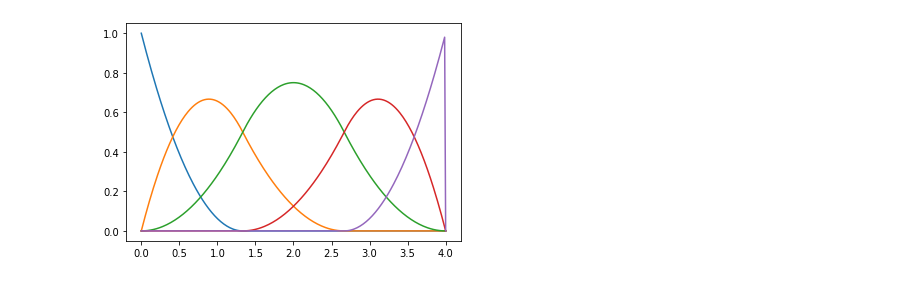
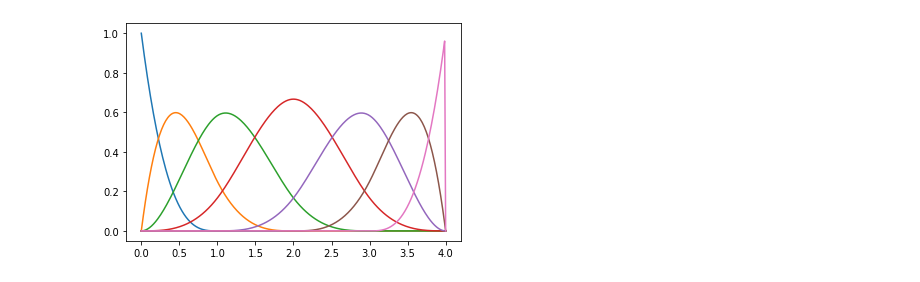
Before and after one commit to kstoreyf/byebyebias, a Jupyter notebook: notebooks/spline.ipynb, the cells around one changed output. Cells and saved outputs as stored; diff of their text form; code cells hidden in the pictures.

```diff
--- a/notebooks/spline.ipynb
+++ b/notebooks/spline.ipynb
@@ -8,8 +10,0 @@ import matplotlib.pyplot as plt
-# %%
-#kv = [0, 1, 2, 3]
-kvs = [[0,0,0,1], [0,0,1,2], [0,1,2,3], [1,2,3,4], [2,3,4,4], [3,4,4,4]]
-for kv in kvs:
-    b = BSpline.basis_element(kv)
-    n = 100
-    xx = np.linspace(kv[0],kv[-1],n)
-    plt.plot(xx, b(xx))
@@ -49,3 +43,11 @@ def get_bases(rmin, rmax, nbins, order, ncont=300):
         b = BSpline.basis_element(kv)
         bases[n,:] = [b(r) if kv[0]<=r<=kv[-1] else 0 for r in rcont]
     return bases
+# %%
+rmin = 0
+rmax = 4
+nbins = 7
+order = 0
+bases = get_bases(rmin, rmax, nbins, order)
+for n in range(nbins):
+    plt.plot(rcont, bases[n])
@@ -51,0 +56,8 @@ def get_bases(rmin, rmax, nbins, order, ncont=300):
+# %%
+rmin = 0
+rmax = 4
+nbins = 7
+order = 1
+bases = get_bases(rmin, rmax, nbins, order)
+for n in range(nbins):
+    plt.plot(rcont, bases[n])
@@ -52,7 +66,9 @@ def get_bases(rmin, rmax, nbins, order, ncont=300):
 # %%
 rmin = 0
 rmax = 4
-nbins = 5
+nbins = 7
 order = 2
 bases = get_bases(rmin, rmax, nbins, order)
+for n in range(nbins):
+    plt.plot(rcont, bases[n])
 # %% [output]
@@ -65,5 +76,10 @@ bases = get_bases(rmin, rmax, nbins, order)
 # %%
+rmin = 0
+rmax = 4
+nbins = 7
+order = 3
+bases = get_bases(rmin, rmax, nbins, order)
 for n in range(nbins):
     plt.plot(rcont, bases[n])
 # %% [output]
-[figure, old version]
+[figure, new version]
```
Also changed, not shown: parts of 11 cells of this notebook, 7 other files.
